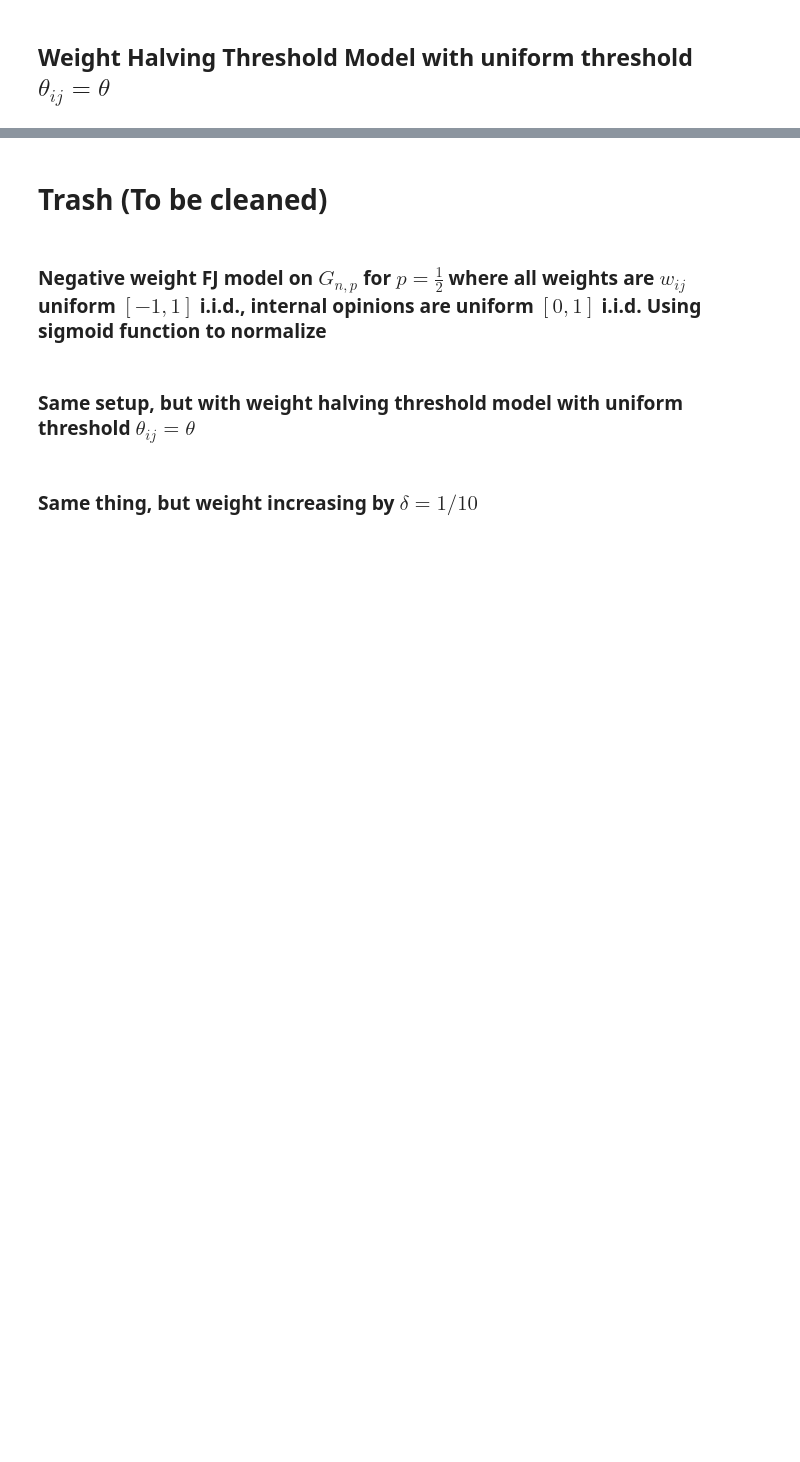
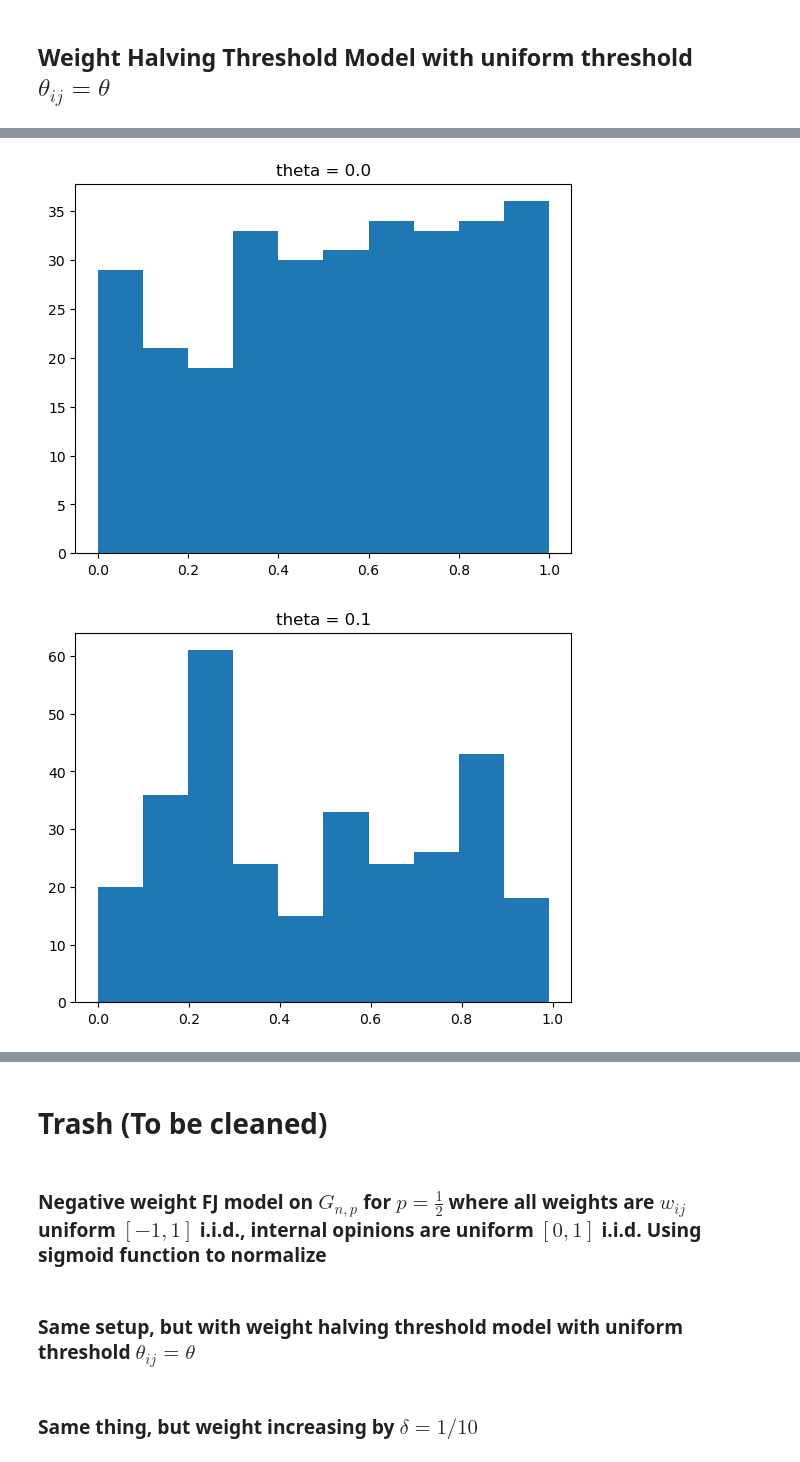
Before and after one commit to JamesZhang2/Opinion-Dynamics, a Jupyter notebook: FJ_Model.ipynb, the cells around one changed output, grey strips where cells are left out. Drawn from its saved outputs; the diff is of its cells as text; code cells hidden in the pictures; blank space fills up the shorter version.

```diff
--- a/FJ_Model.ipynb
+++ b/FJ_Model.ipynb
@@ -211,0 +238,10 @@ fig.savefig('threshold_model_halve_weight_polarization.png')
+# %%
+for theta in np.arange(0, 1, 0.1):
+    G = HalvingFJ(n=300, p=1/30, w_lower=0, w_upper=1, internal_lower=0, internal_upper=1, theta=theta)
+    G.run_t_steps(1000)
+    plt.hist(G.expressed)
+    plt.title(f'theta = {theta}')
+    plt.show()
+# %% [output]
+[figure, added]
+[figure, added]
```
Also changed, not shown: parts of 12 cells of this notebook, 2 other files.
